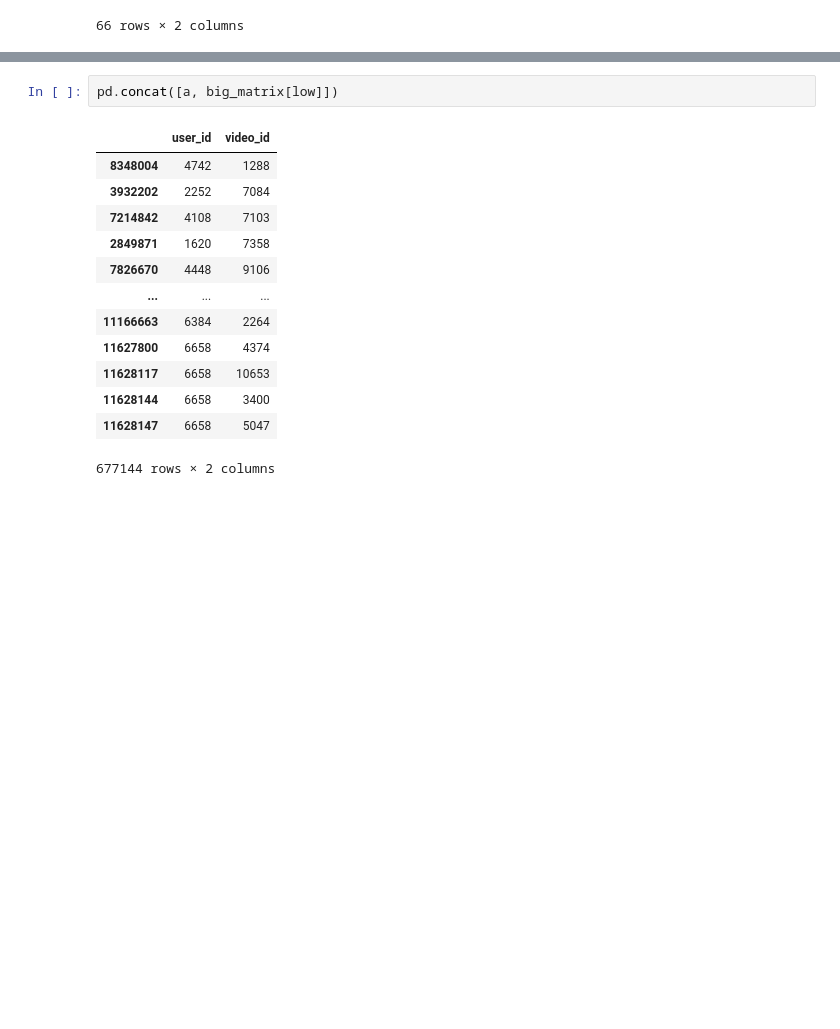
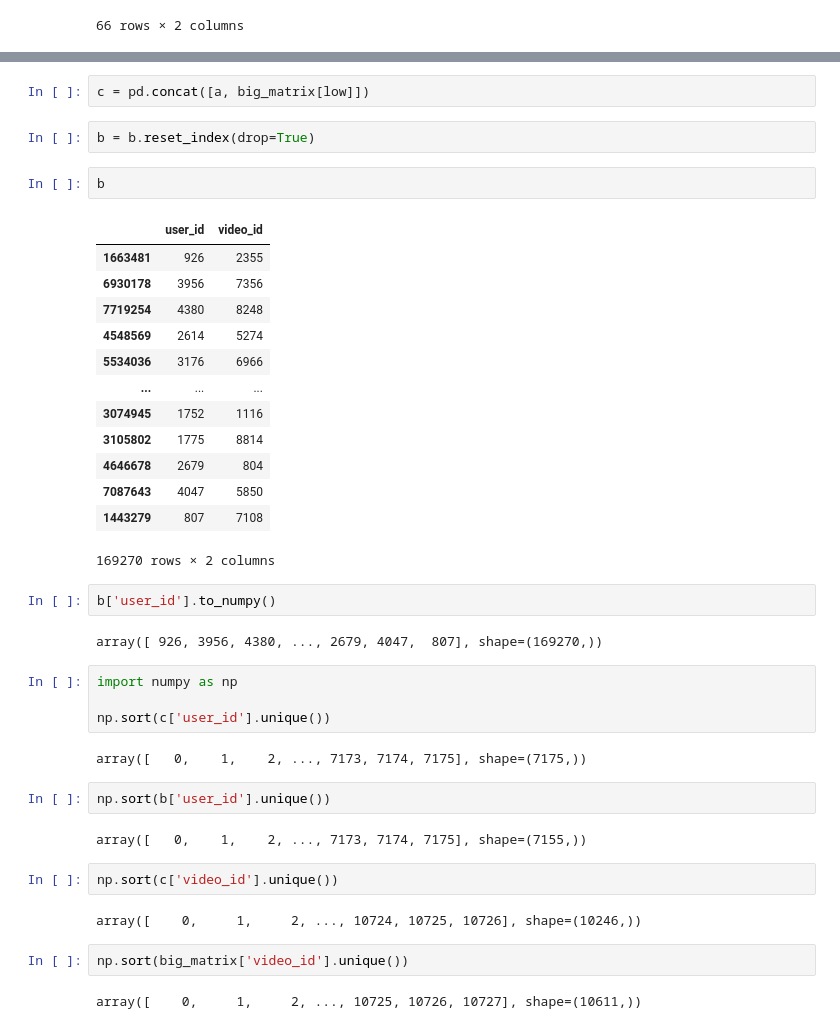
Before and after one commit to sulaychaudhry/deep-linear-bandits, a Jupyter notebook: dev-notebooks/dev 17.02.ipynb, the cells around one changed output, grey strips where cells are left out. Saved outputs shown, nothing was run; the diff lists cells and outputs as text; blank space fills up the shorter version.

```diff
--- a/dev-notebooks/dev 17.02.ipynb
+++ b/dev-notebooks/dev 17.02.ipynb
@@ -367,17 +371,43 @@ b
 169270 rows × 2 columns
 # %%
-pd.concat([a, big_matrix[low]])
+c = pd.concat([a, big_matrix[low]])
-# %% [output]
-|  | user_id | video_id |
-| 8348004 | 4742 | 1288 |
-| 3932202 | 2252 | 7084 |
-| 7214842 | 4108 | 7103 |
-| 2849871 | 1620 | 7358 |
-| 7826670 | 4448 | 9106 |
-| ... | ... | ... |
-| 11166663 | 6384 | 2264 |
-| 11627800 | 6658 | 4374 |
-| 11628117 | 6658 | 10653 |
-| 11628144 | 6658 | 3400 |
-| 11628147 | 6658 | 5047 |
-677144 rows × 2 columns
+# %%
+b = b.reset_index(drop=True)
+# %%
+b
+# %% [output]
+|  | user_id | video_id |
+| 1663481 | 926 | 2355 |
+| 6930178 | 3956 | 7356 |
+| 7719254 | 4380 | 8248 |
+| 4548569 | 2614 | 5274 |
+| 5534036 | 3176 | 6966 |
+| ... | ... | ... |
+| 3074945 | 1752 | 1116 |
+| 3105802 | 1775 | 8814 |
+| 4646678 | 2679 | 804 |
+| 7087643 | 4047 | 5850 |
+| 1443279 | 807 | 7108 |
+169270 rows × 2 columns
+# %%
+b['user_id'].to_numpy()
+# %% [output]
+array([ 926, 3956, 4380, ..., 2679, 4047,  807], shape=(169270,))
+# %%
+import numpy as np
+
+np.sort(c['user_id'].unique())
+# %% [output]
+array([   0,    1,    2, ..., 7173, 7174, 7175], shape=(7175,))
+# %%
+np.sort(b['user_id'].unique())
+# %% [output]
+array([   0,    1,    2, ..., 7173, 7174, 7175], shape=(7155,))
+# %%
+np.sort(c['video_id'].unique())
+# %% [output]
+array([    0,     1,     2, ..., 10724, 10725, 10726], shape=(10246,))
+# %%
+np.sort(big_matrix['video_id'].unique())
+# %% [output]
+array([    0,     1,     2, ..., 10725, 10726, 10727], shape=(10611,))
```
Also changed, not shown: parts of 3 cells of this notebook, 2 other files.
